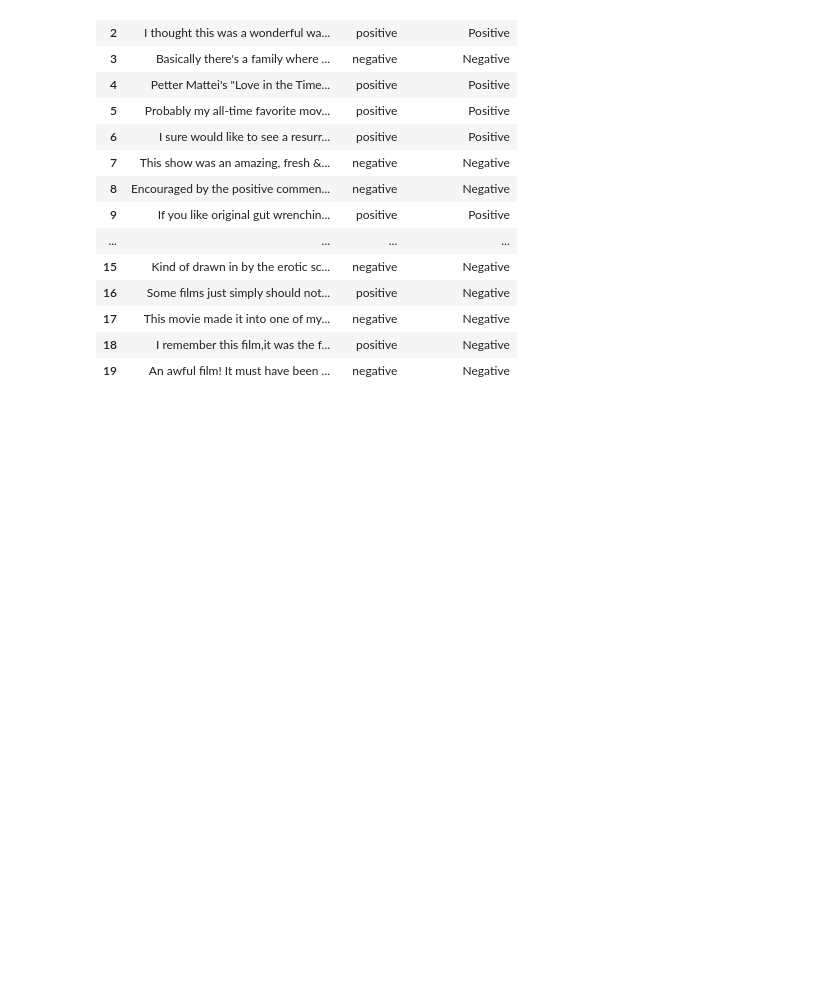
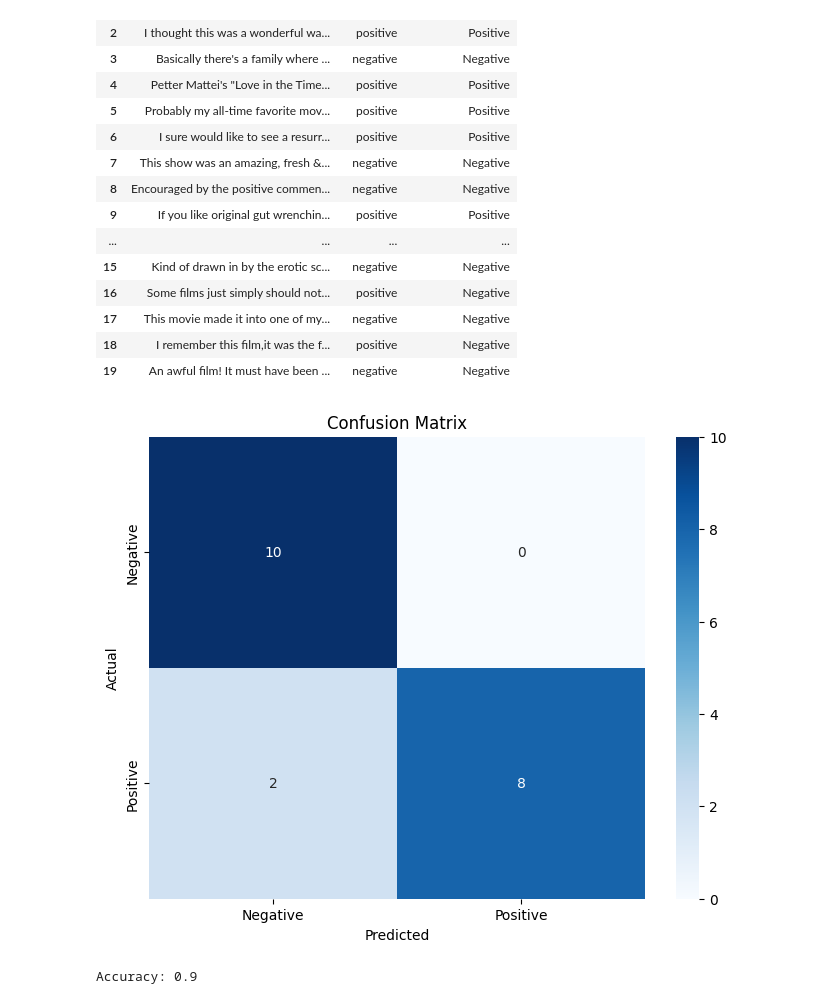
Before and after one commit to angelaaaateng/AI_Projects, a Jupyter notebook: AI_First_Day_3_Activity_2.ipynb, the cells around one changed output. Drawn from its saved outputs; the diff is of its cells as text; code cells hidden in the pictures; blank space fills up the shorter version.

```diff
--- a/AI_First_Day_3_Activity_2.ipynb
+++ b/AI_First_Day_3_Activity_2.ipynb
@@ -143,3 +143,36 @@ dataframed.head(20)
 | 17 | This movie made it into one of my... | negative | Negative |
 | 18 | I remember this film,it was the f... | positive | Negative |
 | 19 | An awful film! It must have been ... | negative | Negative |
+# %%
+# prompt: make all the text in openai_sentiment lowercase
+
+dataframed['Openai_Sentiment'] = dataframed['Openai_Sentiment'].str.lower()
+# %%
+# prompt: create a confusion matrix from dataframed, columns are sentiment (actual) and openai_sentiment (predicted)
+
+from sklearn.metrics import confusion_matrix
+import seaborn as sns
+import matplotlib.pyplot as plt
+
+# 'sentiment' column contains actual sentiments and 'Openai_Sentiment' contains predicted sentiments
+cm = confusion_matrix(dataframed['sentiment'], dataframed['Openai_Sentiment'])
+
+# Plotting the confusion matrix using seaborn
+plt.figure(figsize=(8, 6))
+sns.heatmap(cm, annot=True, fmt='d', cmap='Blues',
+            xticklabels=['Negative', 'Positive'], yticklabels=['Negative', 'Positive'])
+plt.xlabel('Predicted')
+plt.ylabel('Actual')
+plt.title('Confusion Matrix')
+plt.show()
+# %% [output]
+[figure, added]
+# %%
+# prompt: print accuracy score
+
+from sklearn.metrics import accuracy_score
+
+accuracy = accuracy_score(dataframed['sentiment'], dataframed['Openai_Sentiment'])
+print(f"Accuracy: {accuracy}")
+# %% [output]
+Accuracy: 0.9
```
